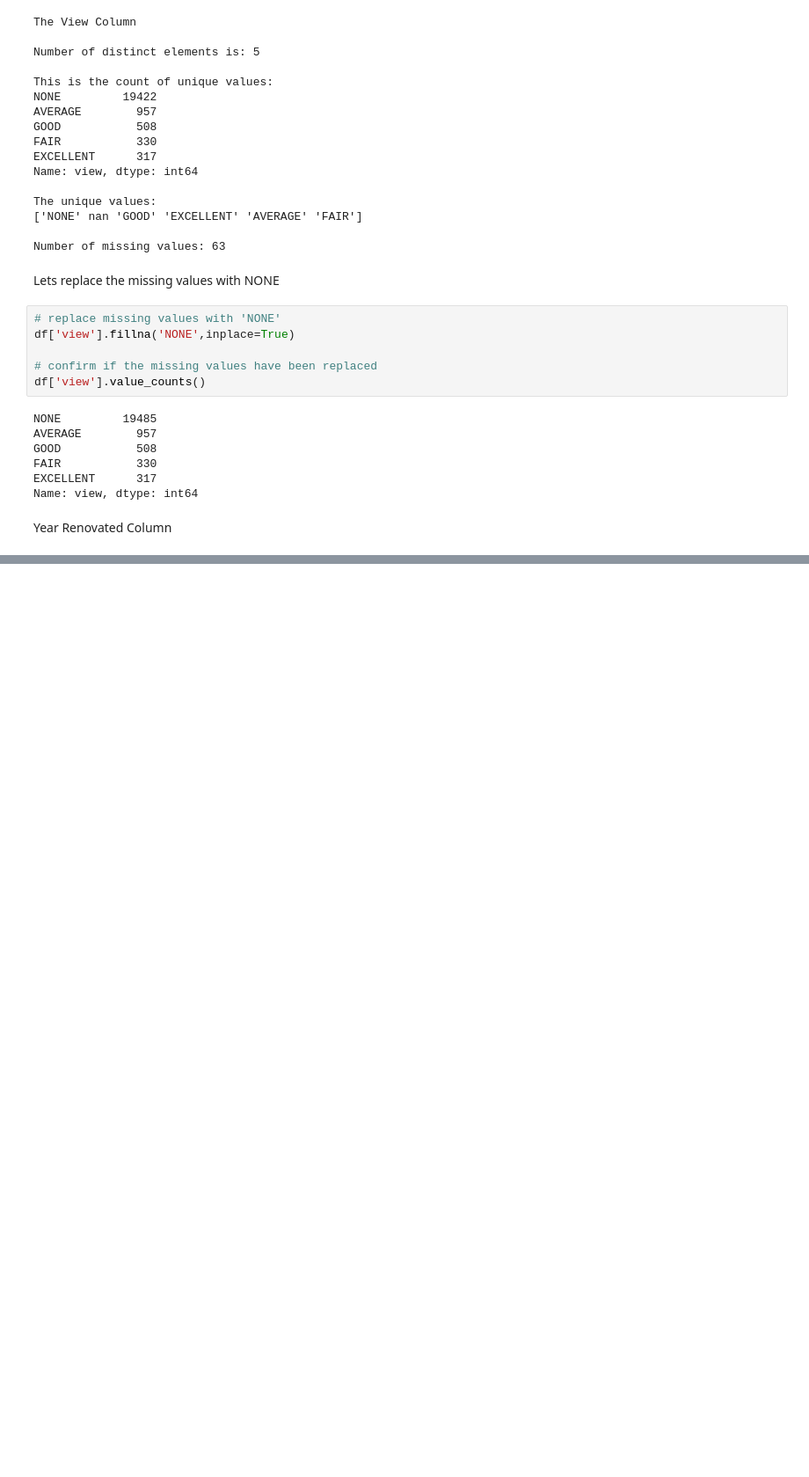
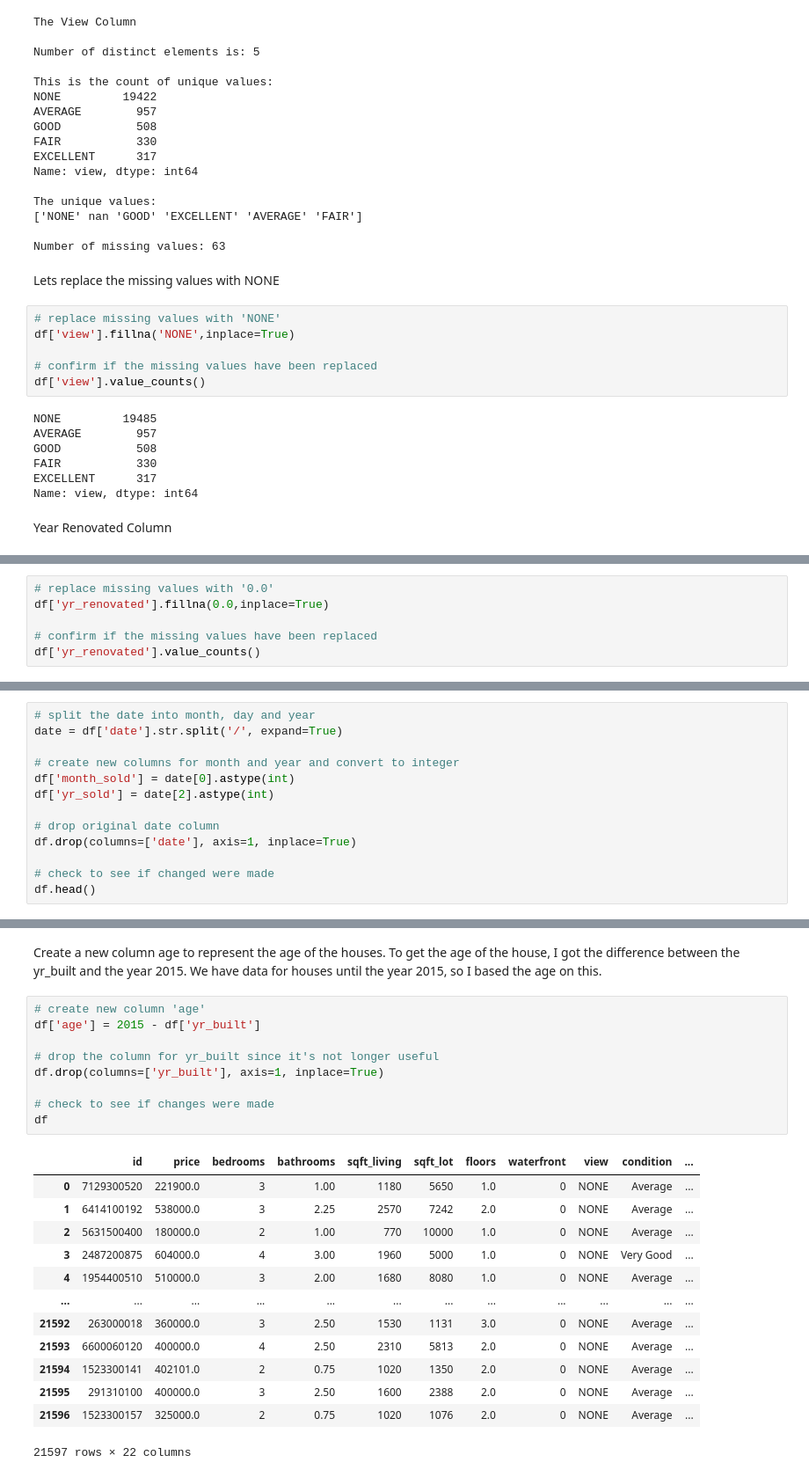
Before and after one commit to KeruboJ/dsc-phase-2-project-v2-3, a Jupyter notebook: student.ipynb, the cells around one changed output, grey strips where cells are left out. Shown at 88% size. Cells and saved outputs as stored; diff of their text form; blank space fills up the shorter version.

```diff
--- a/student.ipynb
+++ b/student.ipynb
@@ -284,0 +317,6 @@ Year Renovated Column
+# %%
+# replace missing values with '0.0'
+df['yr_renovated'].fillna(0.0,inplace=True)
+
+# confirm if the missing values have been replaced
+df['yr_renovated'].value_counts()
@@ -284,0 +358,13 @@ Year Renovated Column
+# %%
+# split the date into month, day and year
+date = df['date'].str.split('/', expand=True)
+
+# create new columns for month and year and convert to integer
+df['month_sold'] = date[0].astype(int)
+df['yr_sold'] = date[2].astype(int)
+
+# drop original date column
+df.drop(columns=['date'], axis=1, inplace=True)
+
+# check to see if changed were made
+df.head()
@@ -284,0 +379,25 @@ Year Renovated Column
+# %% [markdown]
+Create a new column age to represent the age of the houses. To get the age of the house, I got the difference between the yr_built and the year 2015. We have data for houses until the year 2015, so I based the age on this.
+# %%
+# create new column 'age'
+df['age'] = 2015 - df['yr_built']
+
+# drop the column for yr_built since it's not longer useful
+df.drop(columns=['yr_built'], axis=1, inplace=True)
+
+# check to see if changes were made
+df
+# %% [output]
+|  | id | price | bedrooms | bathrooms | sqft_living | sqft_lot | floors | waterfront | view | condition | ... |
+| 0 | 7129300520 | 221900.0 | 3 | 1.00 | 1180 | 5650 | 1.0 | 0 | NONE | Average | ... |
+| 1 | 6414100192 | 538000.0 | 3 | 2.25 | 2570 | 7242 | 2.0 | 0 | NONE | Average | ... |
+| 2 | 5631500400 | 180000.0 | 2 | 1.00 | 770 | 10000 | 1.0 | 0 | NONE | Average | ... |
+| 3 | 2487200875 | 604000.0 | 4 | 3.00 | 1960 | 5000 | 1.0 | 0 | NONE | Very Good | ... |
+| 4 | 1954400510 | 510000.0 | 3 | 2.00 | 1680 | 8080 | 1.0 | 0 | NONE | Average | ... |
+| ... | ... | ... | ... | ... | ... | ... | ... | ... | ... | ... | ... |
+| 21592 | 263000018 | 360000.0 | 3 | 2.50 | 1530 | 1131 | 3.0 | 0 | NONE | Average | ... |
+| 21593 | 6600060120 | 400000.0 | 4 | 2.50 | 2310 | 5813 | 2.0 | 0 | NONE | Average | ... |
+| 21594 | 1523300141 | 402101.0 | 2 | 0.75 | 1020 | 1350 | 2.0 | 0 | NONE | Average | ... |
+| 21595 | 291310100 | 400000.0 | 3 | 2.50 | 1600 | 2388 | 2.0 | 0 | NONE | Average | ... |
+| 21596 | 1523300157 | 325000.0 | 2 | 0.75 | 1020 | 1076 | 2.0 | 0 | NONE | Average | ... |
+21597 rows × 22 columns
```
Also changed, not shown: parts of 6 cells of this notebook.
